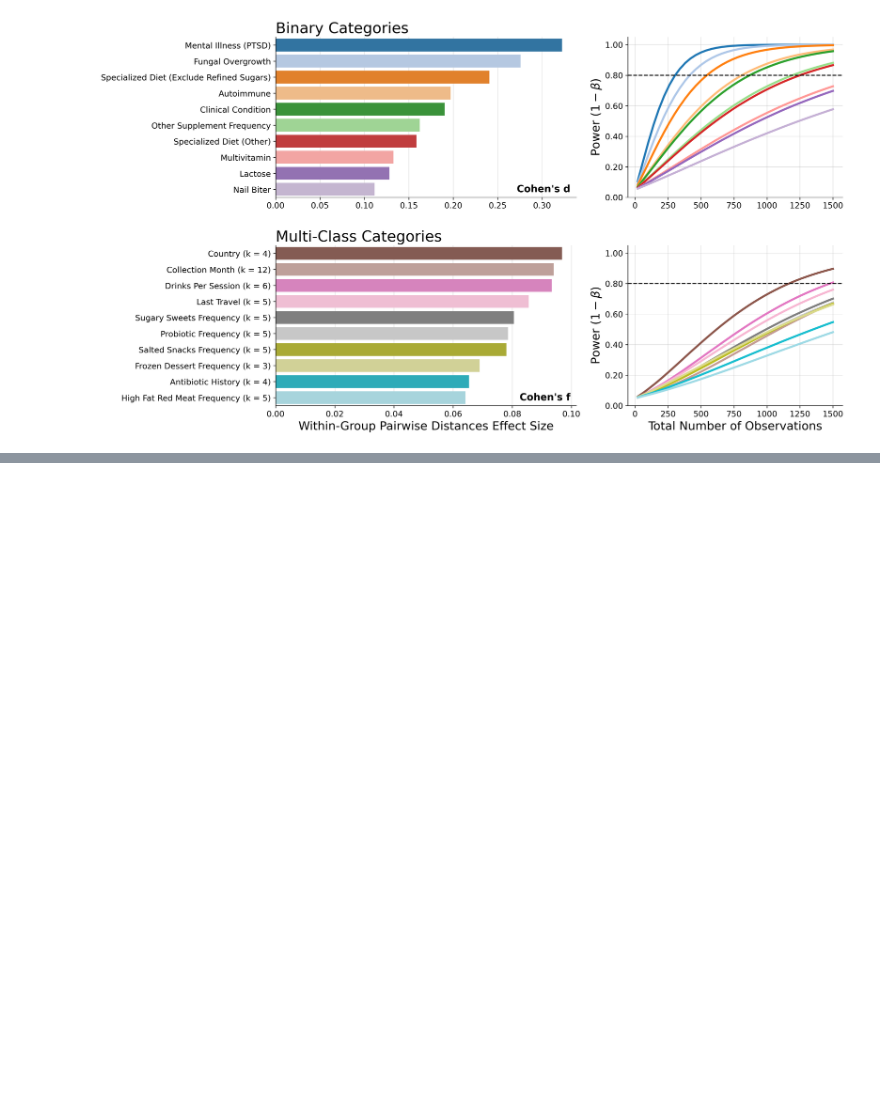
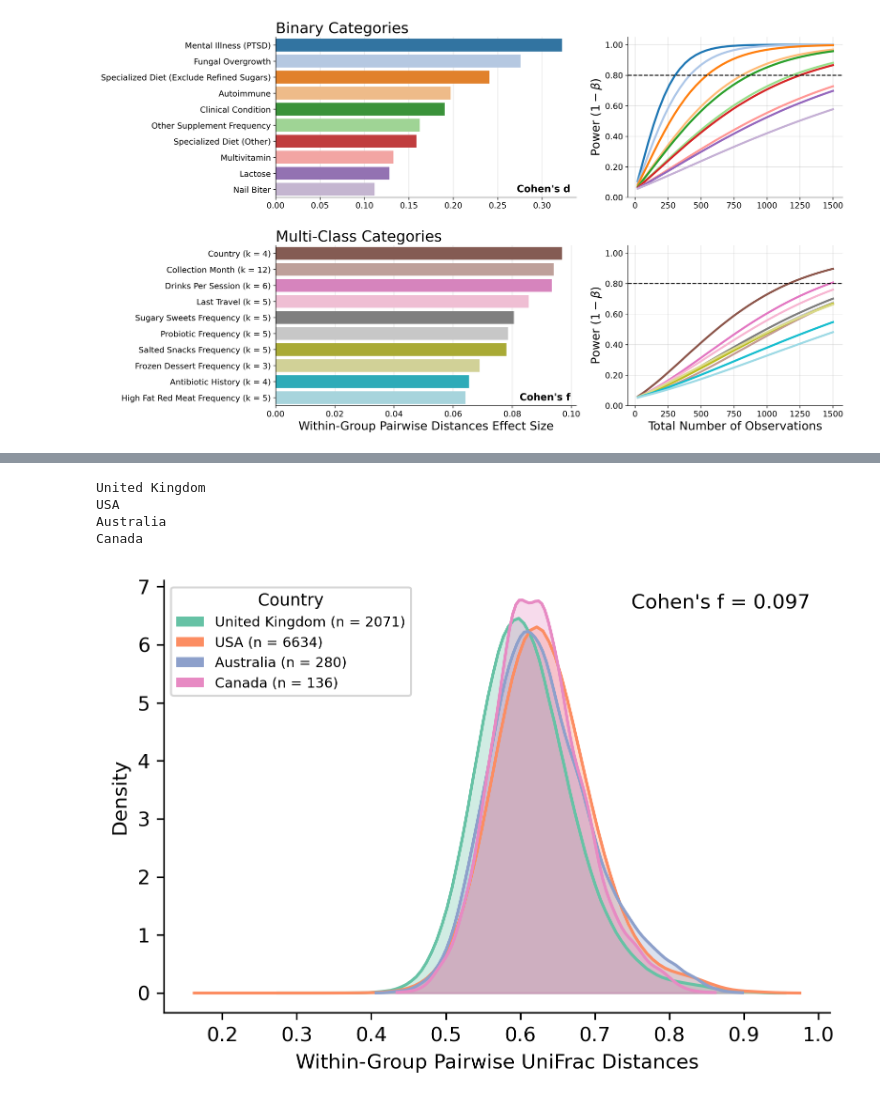
Before and after one commit to knightlab-analyses/evident-analyses, a Jupyter notebook: notebooks/plot.ipynb, the cells around one changed output, grey strips where cells are left out. Cells and saved outputs as stored; diff of their text form; code cells hidden in the pictures; blank space fills up the shorter version.

```diff
--- a/notebooks/plot.ipynb
+++ b/notebooks/plot.ipynb
@@ -348,0 +536,77 @@ plt.show()
+# %%
+top_multi_class_cat = (
+    es_df[es_df["metric"] == "cohens_f"]
+    .sort_values(by="effect_size", ascending=False)
+    .iloc[0]
+)
+mc_col_name = top_multi_class_cat.column
+mc_grp_dict = dict()
+
+for grp_name in df_new[mc_col_name].dropna().unique():
+    print(grp_name)
+    _grp_df = df_new[df_new[mc_col_name] == grp_name]
+    _grp_values = dm.filter(_grp_df.index, strict=False).to_series().values
+    _grp_kde_range, _grp_kde_values = get_kde(_grp_values)
+
+    mc_grp_dict[grp_name] = {
+        "values": _grp_values,
+        "df": _grp_df,
+        "kde_range": _grp_kde_range,
+        "kde_values": _grp_kde_values
+    }
+# %% [output]
+United Kingdom
+USA
+Australia
+Canada
+# %%
+fig, ax = plt.subplots()
+
+mc_color_dict = dict(zip(mc_grp_dict.keys(), sns.color_palette("Set2", len(mc_grp_dict))))
+
+mc_patches = []
+for grp_name, grp_dict in mc_grp_dict.items():
+    ax.fill_between(
+        x=grp_dict["kde_range"],
+        y1=0,
+        y2=grp_dict["kde_values"],
+        color=mc_color_dict[grp_name],
+        alpha=0.3
+    )
+    ax.plot(
+        grp_dict["kde_range"],
+        grp_dict["kde_values"],
+        color=mc_color_dict[grp_name]
+    )
+    _n = grp_dict["df"].shape[0]
+    _patch = Patch(
+        facecolor=mc_color_dict[grp_name],
+        label=f"{grp_name} (n = {_n})"
+    )
+    mc_patches.append(_patch)
+
+ax.set_ylabel("Density")
+ax.set_xlabel("Within-Group Pairwise UniFrac Distances")
+
+ax.legend(
+    handles=mc_patches,
+    title=mc_col_name.title(),
+    loc="upper left",
+    fontsize="x-small",
+    title_fontsize="small",
+)
+
+es = es_df[es_df["column"] == mc_col_name]["effect_size"].item()
+ax.text(
+    x=0.97,
+    y=0.97,
+    s=f"Cohen's f = {es:.3f}",
+    transform=ax.transAxes,
+    ha="right",
+    va="top",
+)
+
+plt.savefig("../figures/top_multi_class_cat_curves.pdf")
+plt.show()
+# %% [output]
+[figure, added]
```
Also changed, not shown: parts of 11 cells of this notebook, 9 other files.
